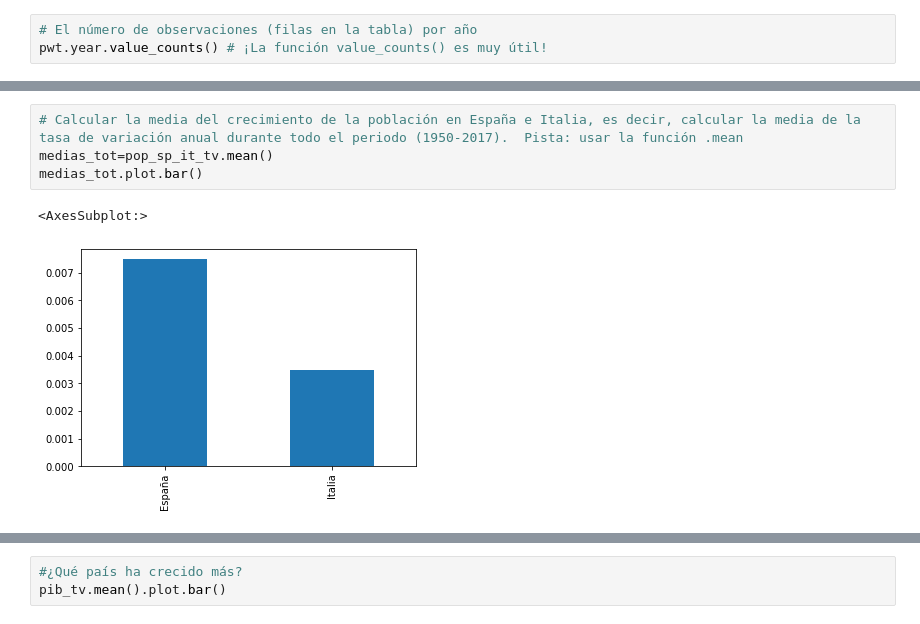
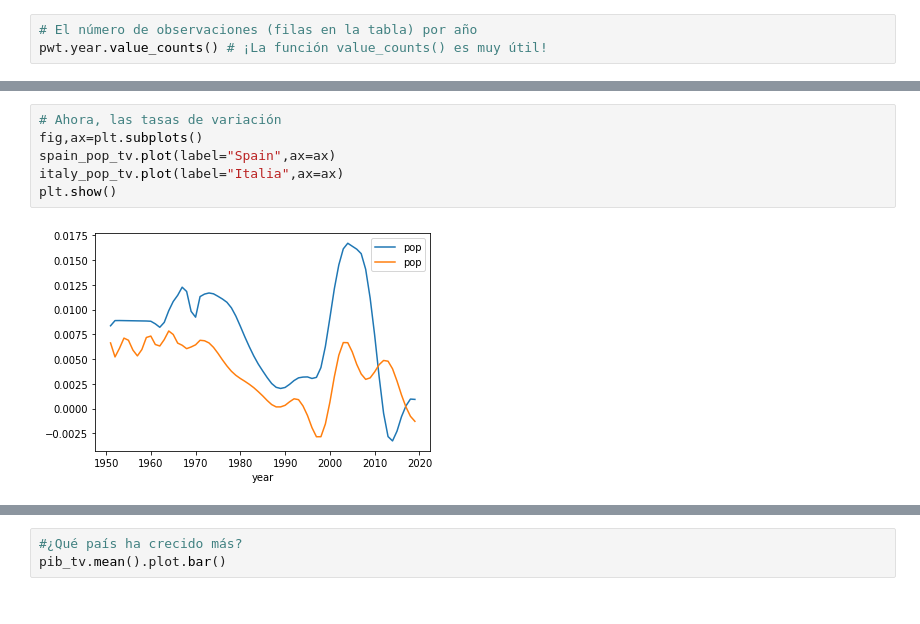
Before and after one commit to otoperalias/Coyuntura, a Jupyter notebook: clases/Tema2_ExplorandoPWT.ipynb, the cells around one changed output, grey strips where cells are left out. Drawn from its saved outputs; the diff is of its cells as text.

```diff
--- a/clases/Tema2_ExplorandoPWT.ipynb
+++ b/clases/Tema2_ExplorandoPWT.ipynb
@@ -141,8 +128,9 @@ pop_sp_it_tv.plot()
-# %%
-# Calcular la media del crecimiento de la población en España e Italia, es decir, calcular la media de la tasa de variación anual durante todo el periodo (1950-2017).  Pista: usar la función .mean
-medias_tot=pop_sp_it_tv.mean()
-medias_tot.plot.bar()
-# %% [output]
-<AxesSubplot:>
-[figure, removed]
+# %%
+# Ahora, las tasas de variación
+fig,ax=plt.subplots()
+spain_pop_tv.plot(label="Spain",ax=ax)
+italy_pop_tv.plot(label="Italia",ax=ax)
+plt.show()
+# %% [output]
+[figure, added]
 # %%
```
Also changed, not shown: parts of 23 cells of this notebook.
